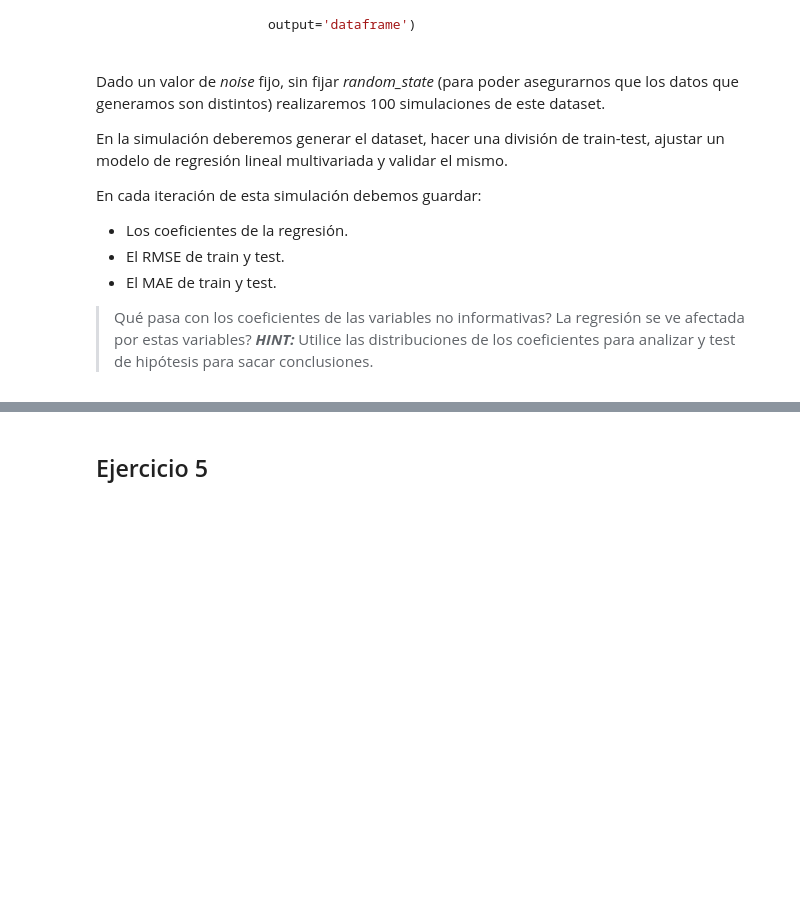
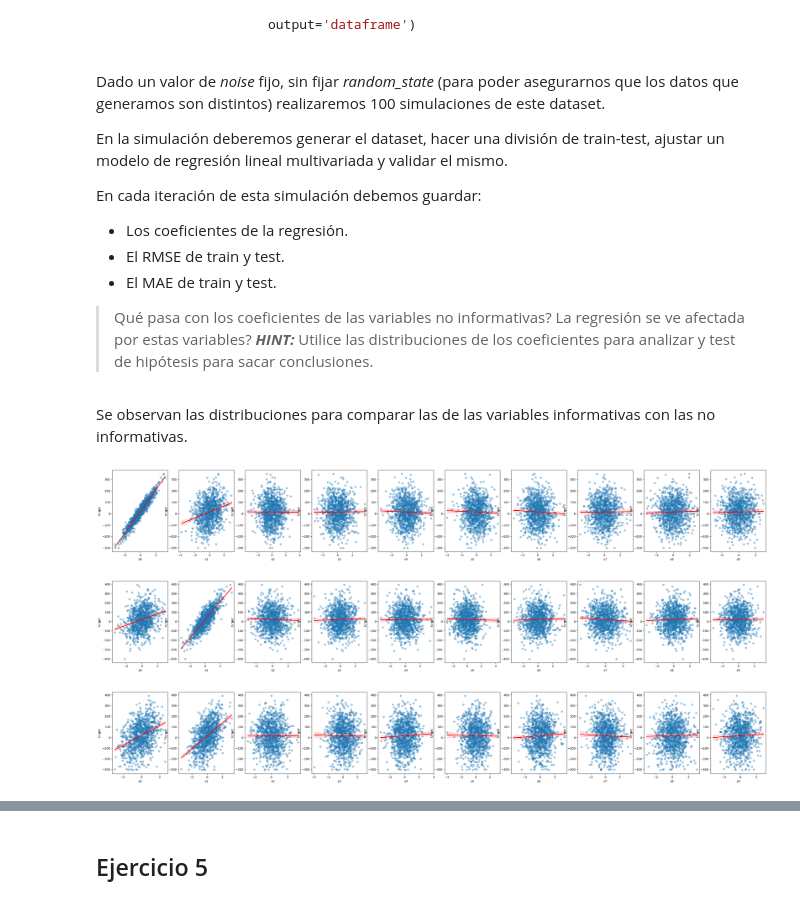
Before and after one commit to Vic-bit/intro_ia, a Jupyter notebook: tp_integrador_enunciado/tpi_parte2.ipynb, the cells around one changed output, grey strips where cells are left out. Saved outputs shown, nothing was run; the diff lists cells and outputs as text; code cells hidden in the pictures; blank space fills up the shorter version.

```diff
--- a/tp_integrador_enunciado/tpi_parte2.ipynb
+++ b/tp_integrador_enunciado/tpi_parte2.ipynb
@@ -334,10 +336,18 @@ from sklearn.model_selection import train_test_split
+# %%
+def rmse(target, prediction):
+    n = target.size
+    return np.sqrt(np.sum((target - prediction)**2)/n)
+
+def mae(target, prediction):
+    n = target.size
+    return np.sum(np.abs(target - prediction),axis=0)/n
 # %%
 ## Parámetros de la simulación
-n_exp = 1000
+n_exp = 100
 n_samples = 1000
 n_features = 10
 n_informative = 2
 n_targets = 1
 
-noise = np.linspace(0, 100, 100)
-bias = np.linspace(0, 100, 20)
+#noise = np.linspace(0, 100, 100)
+#bias = np.linspace(0, 100, 20)
@@ -417,0 +409,39 @@ for _ in tqdm(range(n_exp)):
+# %% [markdown]
+Se observan las distribuciones para comparar las de las variables informativas con las no informativas.
+# %%
+fig, axes = plt.subplots(1, 10, figsize=(40, 5))
+
+for i, feature in enumerate(data_1.columns[:-1]):
+    sns.regplot(x=feature,
+                y='target',
+                data=data_1,
+                ax=axes[i],
+                scatter_kws={'alpha': 0.4},
+                line_kws={'color': 'red'},
+                ci=95)
+
+fig, axes = plt.subplots(1, 10, figsize=(40, 5))
+
+for i, feature in enumerate(data_2.columns[:-1]):
+    sns.regplot(x=feature,
+                y='target',
+                data=data_2,
+                ax=axes[i],
+                scatter_kws={'alpha': 0.4},
+                line_kws={'color': 'red'},
+                ci=95)
+
+fig, axes = plt.subplots(1, 10, figsize=(40, 5))
+
+for i, feature in enumerate(data_3.columns[:-1]):
+    sns.regplot(x=feature,
+                y='target',
+                data=data_3,
+                ax=axes[i],
+                scatter_kws={'alpha': 0.4},
+                line_kws={'color': 'red'},
+                ci=95)
+# %% [output]
+[figure, added]
+[figure, added]
+[figure, added]
```
Also changed, not shown: parts of 31 cells of this notebook.
